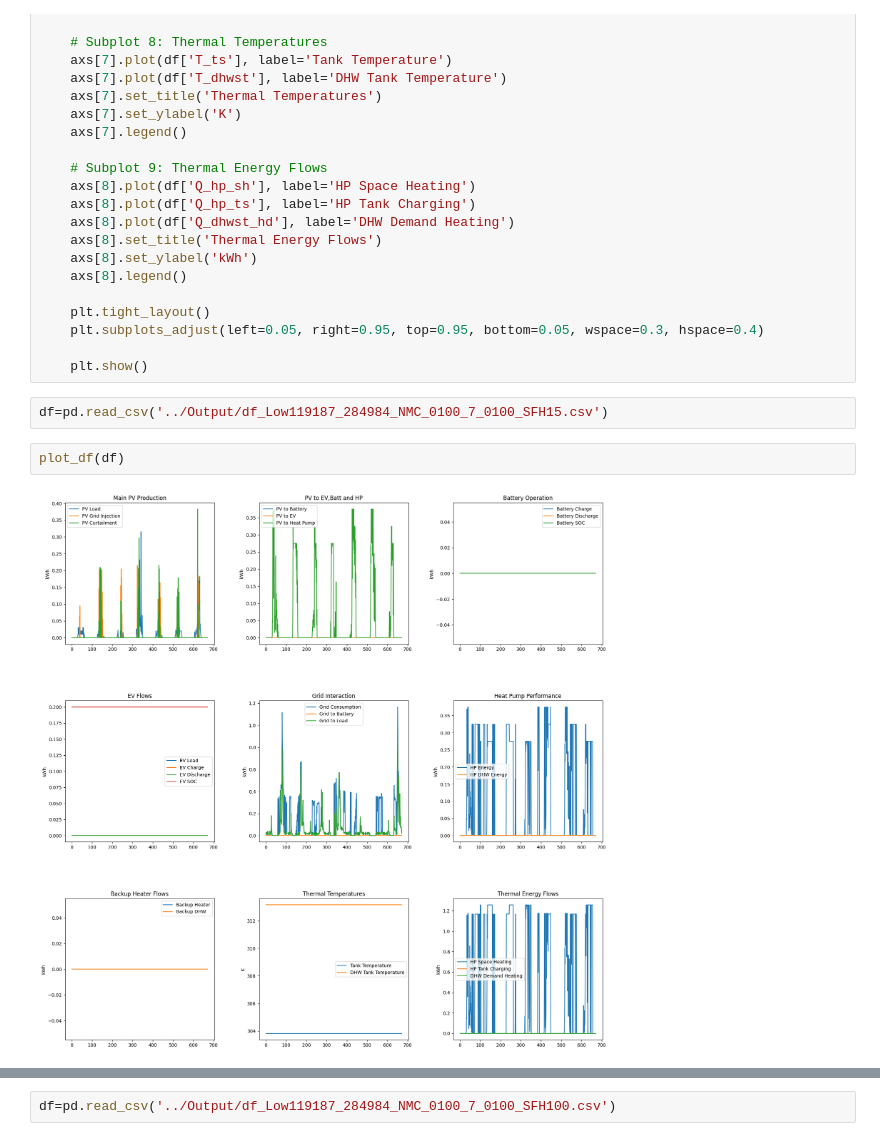
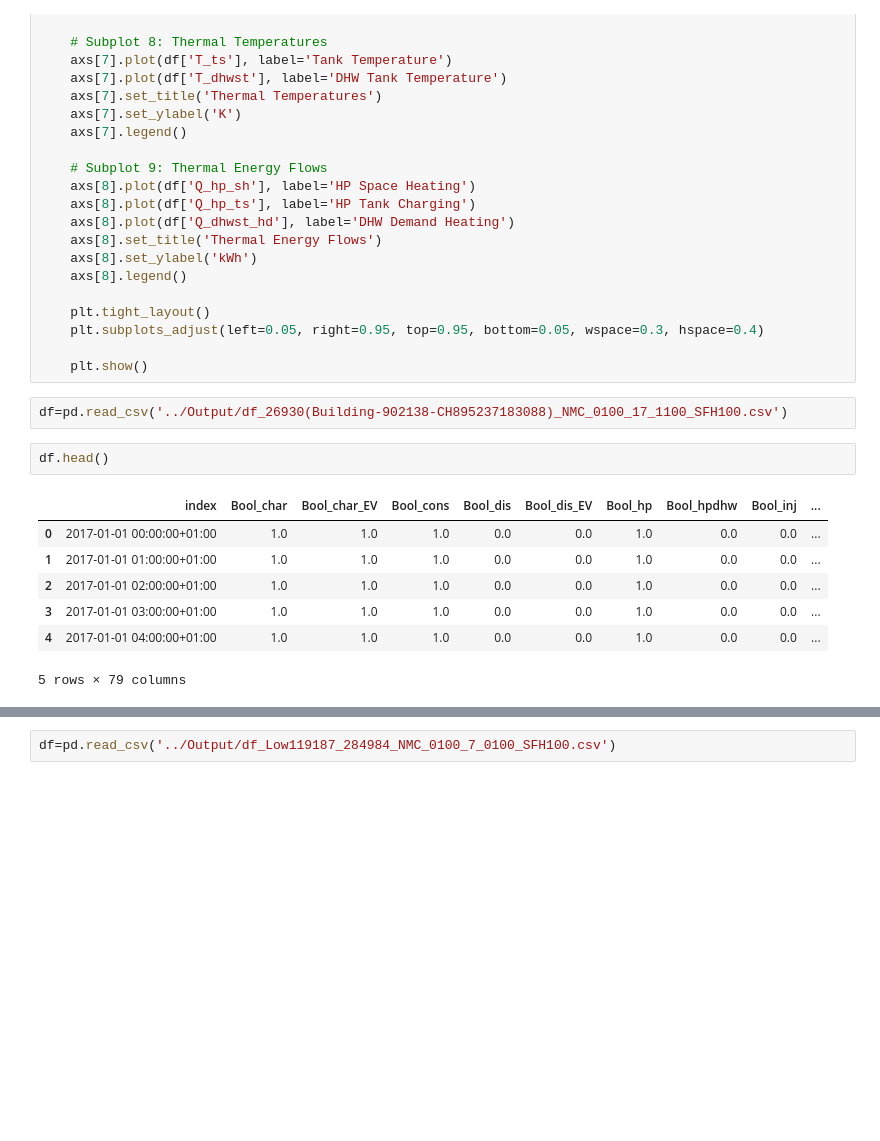
Before and after one commit to alefunxo/BASOPRA_OpenBEERS, a Jupyter notebook: Core/Tests_results.ipynb, the cells around one changed output, grey strips where cells are left out. Saved outputs shown, nothing was run; the diff lists cells and outputs as text; blank space fills up the shorter version.

```diff
--- a/Core/Tests_results.ipynb
+++ b/Core/Tests_results.ipynb
@@ -94,8 +211,14 @@ def plot_df(df):
 
     plt.show()
 # %%
-df=pd.read_csv('../Output/df_Low119187_284984_NMC_0100_7_0100_SFH15.csv')
+df=pd.read_csv('../Output/df_26930(Building-902138-CH895237183088)_NMC_0100_17_1100_SFH100.csv')
-# %%
-plot_df(df)
-# %% [output]
-[figure, removed]
+# %%
+df.head()
+# %% [output]
+|  | index | Bool_char | Bool_char_EV | Bool_cons | Bool_dis | Bool_dis_EV | Bool_hp | Bool_hpdhw | Bool_inj | ... |
+| 0 | 2017-01-01 00:00:00+01:00 | 1.0 | 1.0 | 1.0 | 0.0 | 0.0 | 1.0 | 0.0 | 0.0 | ... |
+| 1 | 2017-01-01 01:00:00+01:00 | 1.0 | 1.0 | 1.0 | 0.0 | 0.0 | 1.0 | 0.0 | 0.0 | ... |
+| 2 | 2017-01-01 02:00:00+01:00 | 1.0 | 1.0 | 1.0 | 0.0 | 0.0 | 1.0 | 0.0 | 0.0 | ... |
+| 3 | 2017-01-01 03:00:00+01:00 | 1.0 | 1.0 | 1.0 | 0.0 | 0.0 | 1.0 | 0.0 | 0.0 | ... |
+| 4 | 2017-01-01 04:00:00+01:00 | 1.0 | 1.0 | 1.0 | 0.0 | 0.0 | 1.0 | 0.0 | 0.0 | ... |
+5 rows × 79 columns
```
Also changed, not shown: parts of 10 cells of this notebook, 5 other files.
